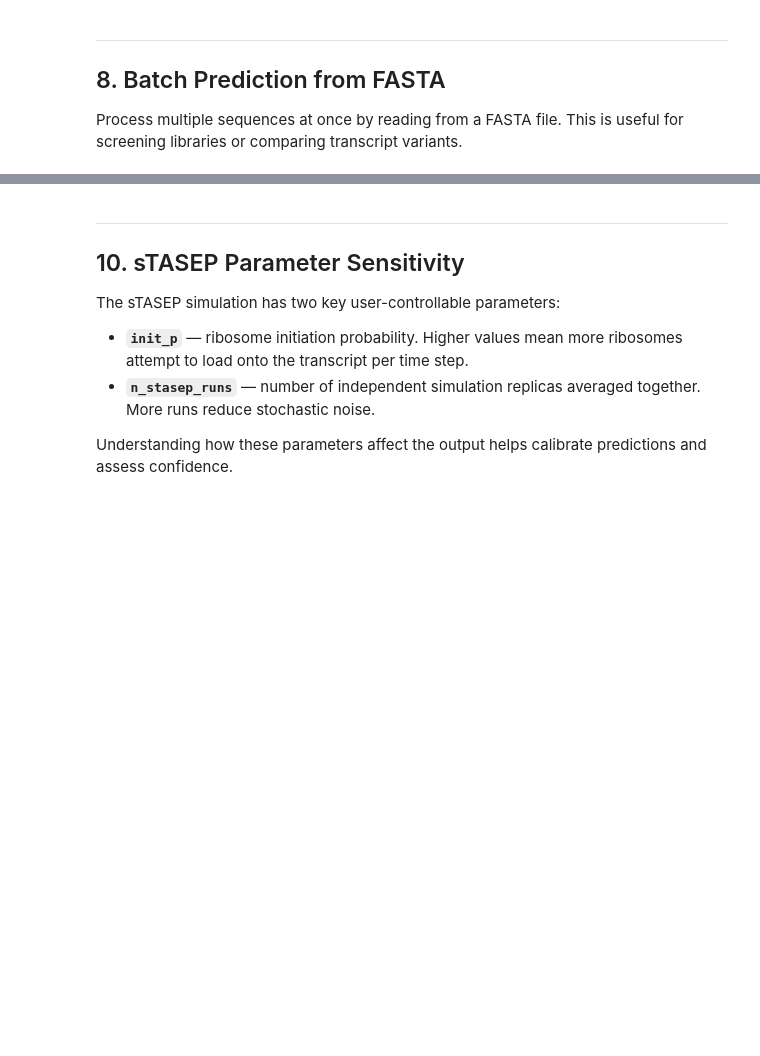
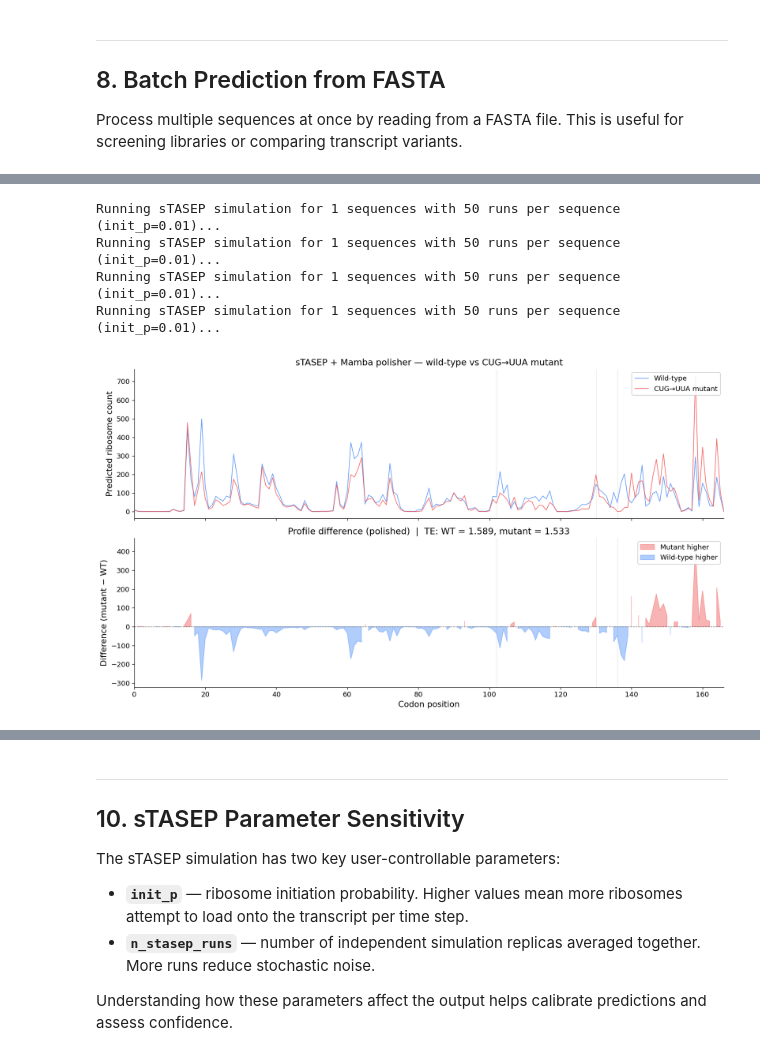
Before and after one commit to Kingsford-Group/seq2ribo, a Jupyter notebook: notebooks/demo.ipynb, the cells around one changed output, grey strips where cells are left out. Cells and saved outputs as stored; diff of their text form; code cells hidden in the pictures; blank space fills up the shorter version.

```diff
--- a/notebooks/demo.ipynb
+++ b/notebooks/demo.ipynb
@@ -565,38 +748,42 @@ print(f"Mutation positions: {mut_positions}")
 # %%
-# Predict profiles for wild-type and mutant
+# Polished riboseq profiles + TE (neural heads on top of sTASEP features)
 wt_profile = predictor_ipsc.predict(wt_seq, task="riboseq", use_polisher=True, n_stasep_runs=50)[0]
 mut_profile = predictor_ipsc.predict(mut_seq, task="riboseq", use_polisher=True, n_stasep_runs=50)[0]
 
 wt_te = predictor_ipsc.predict(wt_seq, task="te", n_stasep_runs=50)[0]
 mut_te = predictor_ipsc.predict(mut_seq, task="te", n_stasep_runs=50)[0]
 
+x_pol = np.arange(len(wt_profile))
 fig, axes = plt.subplots(2, 1, figsize=(14, 8), sharex=True)
 
-# Profile comparison
-axes[0].plot(x, wt_profile, color="#3b82f6", linewidth=1.0, label="Wild-type", alpha=0.8)
-axes[0].plot(x, mut_profile, color="#ef4444", linewidth=1.0, label="Leu-codon mutant", alpha=0.8)
+axes[0].plot(x_pol, wt_profile, color="#3b82f6", linewidth=1.0, label="Wild-type", alpha=0.8)
+axes[0].plot(x_pol, mut_profile, color="#ef4444", linewidth=1.0, label="CUG→UUA mutant", alpha=0.8)
 for pos in mut_positions:
     axes[0].axvline(pos, color="#d4d4d4", linewidth=0.4, zorder=0)
 axes[0].set_ylabel("Predicted ribosome count")
-axes[0].set_title("Ribosome Profile: Wild-type vs Synonymous Leucine Mutant")
+axes[0].set_title("sTASEP + Mamba polisher — wild-type vs CUG→UUA mutant")
 axes[0].legend(loc="upper right", framealpha=0.9)
-axes[0].set_xlim(0, n_codons - 1)
+axes[0].set_xlim(0, len(x_pol) - 1)
 axes[0].spines[["top", "right"]].set_visible(False)
 
-# Difference plot
-diff = mut_profile - wt_profile
-axes[1].fill_between(x, diff, where=(diff > 0), color="#ef4444", alpha=0.4, label="Mutant higher")
-axes[1].fill_between(x, diff, where=(diff < 0), color="#3b82f6", alpha=0.4, label="Wild-type higher")
+diff_pol = mut_profile - wt_profile
+axes[1].fill_between(x_pol, diff_pol, where=(diff_pol > 0), color="#ef4444", alpha=0.4, label="Mutant higher")
+axes[1].fill_between(x_pol, diff_pol, where=(diff_pol < 0), color="#3b82f6", alpha=0.4, label="Wild-type higher")
 axes[1].axhline(0, color="#737373", linewidth=0.8, linestyle="--")
 for pos in mut_positions:
     axes[1].axvline(pos, color="#d4d4d4", linewidth=0.4, zorder=0)
 axes[1].set_ylabel("Difference (mutant − WT)")
 axes[1].set_xlabel("Codon position")
-axes[1].set_title(f"Profile Difference  |  TE: WT = {wt_te:.3f}, Mutant = {mut_te:.3f}")
+axes[1].set_title(f"Profile difference (polished)  |  TE: WT = {wt_te:.3f}, mutant = {mut_te:.3f}")
 axes[1].legend(loc="upper right", framealpha=0.9)
-axes[1].set_xlim(0, n_codons - 1)
+axes[1].set_xlim(0, len(x_pol) - 1)
 axes[1].spines[["top", "right"]].set_visible(False)
 
 fig.tight_layout()
 plt.show()
-print(f"\nGray vertical lines mark the {len(mut_positions)} mutated codon positions.")
+# %% [output]
+Running sTASEP simulation for 1 sequences with 50 runs per sequence (init_p=0.01)...
+Running sTASEP simulation for 1 sequences with 50 runs per sequence (init_p=0.01)...
+Running sTASEP simulation for 1 sequences with 50 runs per sequence (init_p=0.01)...
+Running sTASEP simulation for 1 sequences with 50 runs per sequence (init_p=0.01)...
+[figure, added]
```
Also changed, not shown: parts of 30 cells of this notebook, 6 other files.
